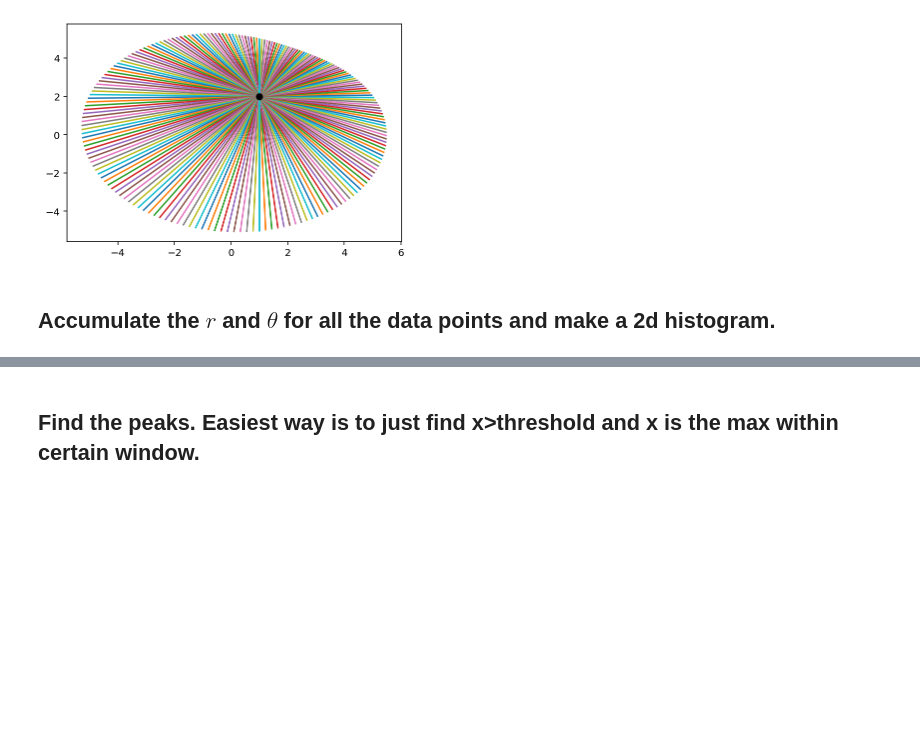
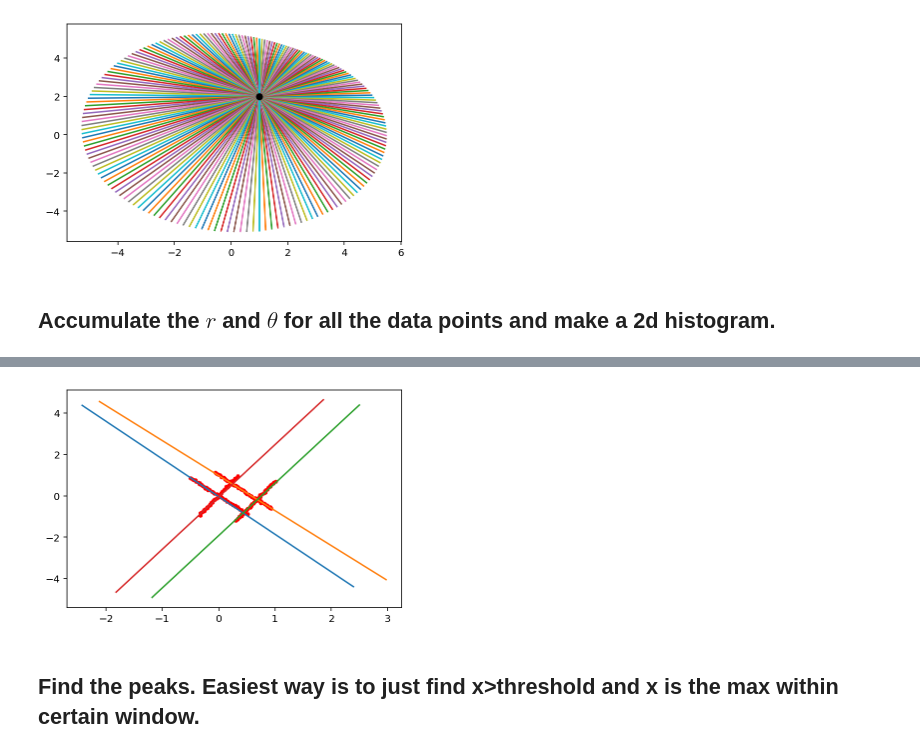
Before and after one commit to MUIC-Numerical-Methods-2018/extra-2-hough-transform, a Jupyter notebook: HoughTransform.ipynb, the cells around one changed output, grey strips where cells are left out. Saved outputs shown, nothing was run; the diff lists cells and outputs as text; code cells hidden in the pictures; blank space fills up the shorter version.

```diff
--- a/HoughTransform.ipynb
+++ b/HoughTransform.ipynb
@@ -139,0 +152,6 @@ array([ 0.75175445,  0.04882032,  0.36081426, -0.1591645 ,  0.05891496,
+# %%
+plt.plot(data[:, 0], data[:, 1], '.r')
+for theta, r in hough_peaks:
+    plot_line(r, theta)
+# %% [output]
+[figure, added]
```
Also changed, not shown: parts of 5 cells of this notebook.
